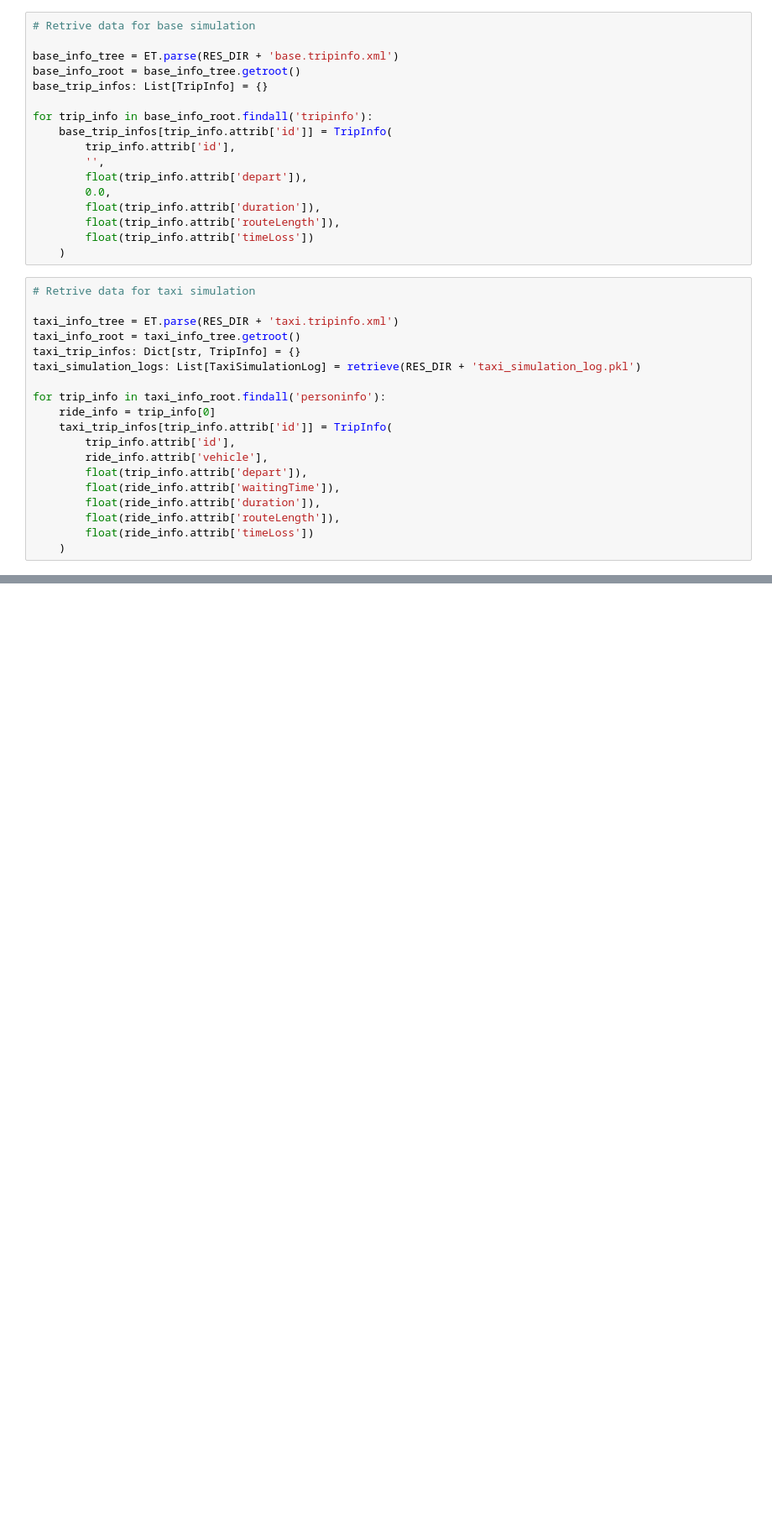
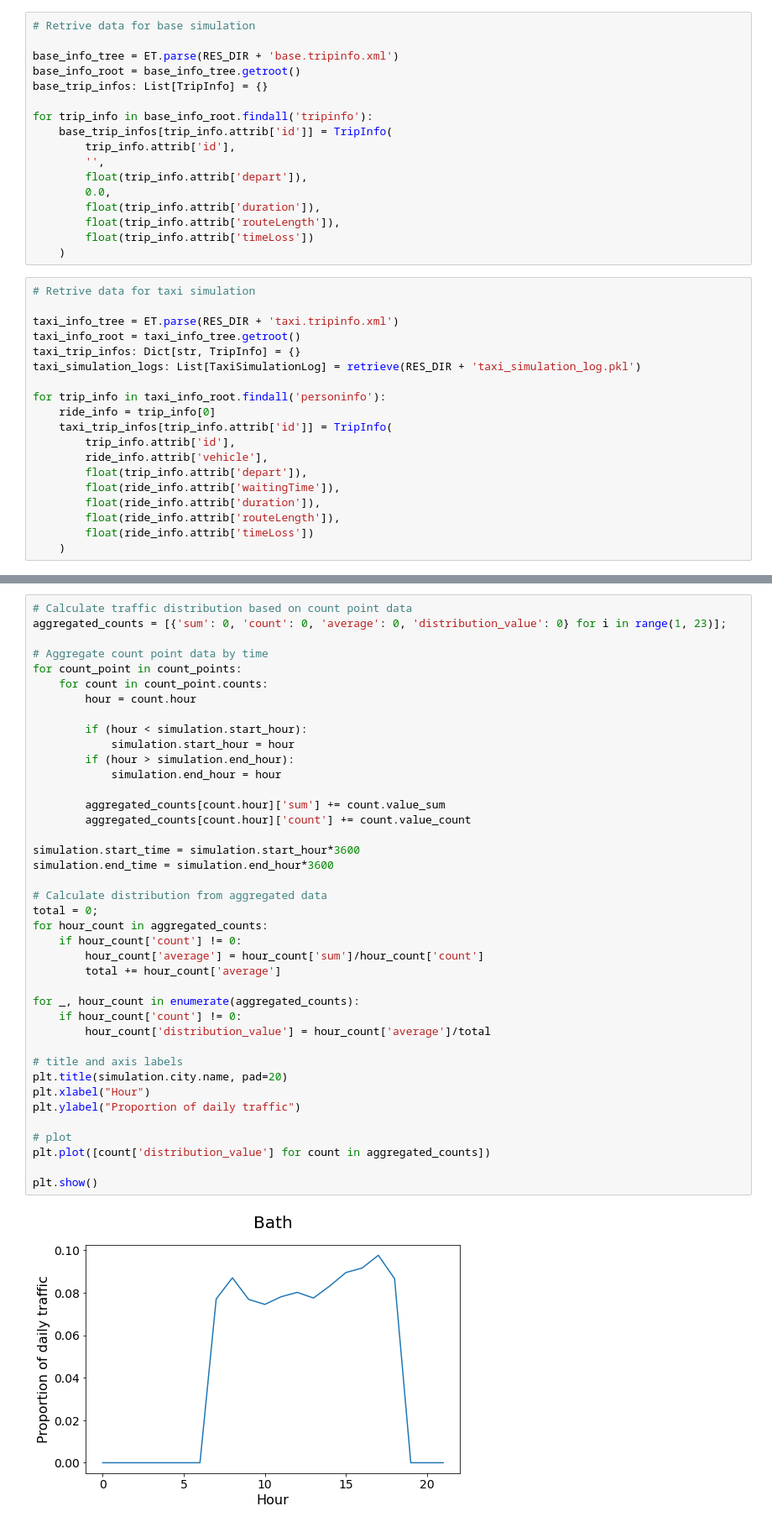
Before and after one commit to Oliver-Redeyoff/simulating_robotaxis, a Jupyter notebook: src/report.ipynb, the cells around one changed output, grey strips where cells are left out. Shown at 84% size. Drawn from its saved outputs; the diff is of its cells as text; blank space fills up the shorter version.

```diff
--- a/src/report.ipynb
+++ b/src/report.ipynb
@@ -103,0 +100,42 @@ taxi travel times is 95.49139317403917% more that the the duration of base trave
+# %%
+# Calculate traffic distribution based on count point data
+aggregated_counts = [{'sum': 0, 'count': 0, 'average': 0, 'distribution_value': 0} for i in range(1, 23)];
+
+# Aggregate count point data by time
+for count_point in count_points:
+    for count in count_point.counts:
+        hour = count.hour
+
+        if (hour < simulation.start_hour):
+            simulation.start_hour = hour
+        if (hour > simulation.end_hour):
+            simulation.end_hour = hour
+
+        aggregated_counts[count.hour]['sum'] += count.value_sum
+        aggregated_counts[count.hour]['count'] += count.value_count
+
+simulation.start_time = simulation.start_hour*3600
+simulation.end_time = simulation.end_hour*3600
+
+# Calculate distribution from aggregated data
+total = 0;
+for hour_count in aggregated_counts:
+    if hour_count['count'] != 0:
+        hour_count['average'] = hour_count['sum']/hour_count['count']
+        total += hour_count['average']
+
+for _, hour_count in enumerate(aggregated_counts):
+    if hour_count['count'] != 0:
+        hour_count['distribution_value'] = hour_count['average']/total
+
+# title and axis labels
+plt.title(simulation.city.name, pad=20)
+plt.xlabel("Hour")
+plt.ylabel("Proportion of daily traffic")
+
+# plot
+plt.plot([count['distribution_value'] for count in aggregated_counts])
+
+plt.show()
+# %% [output]
+[figure, added]
```
Also changed, not shown: parts of 18 cells of this notebook, 3 other files.
